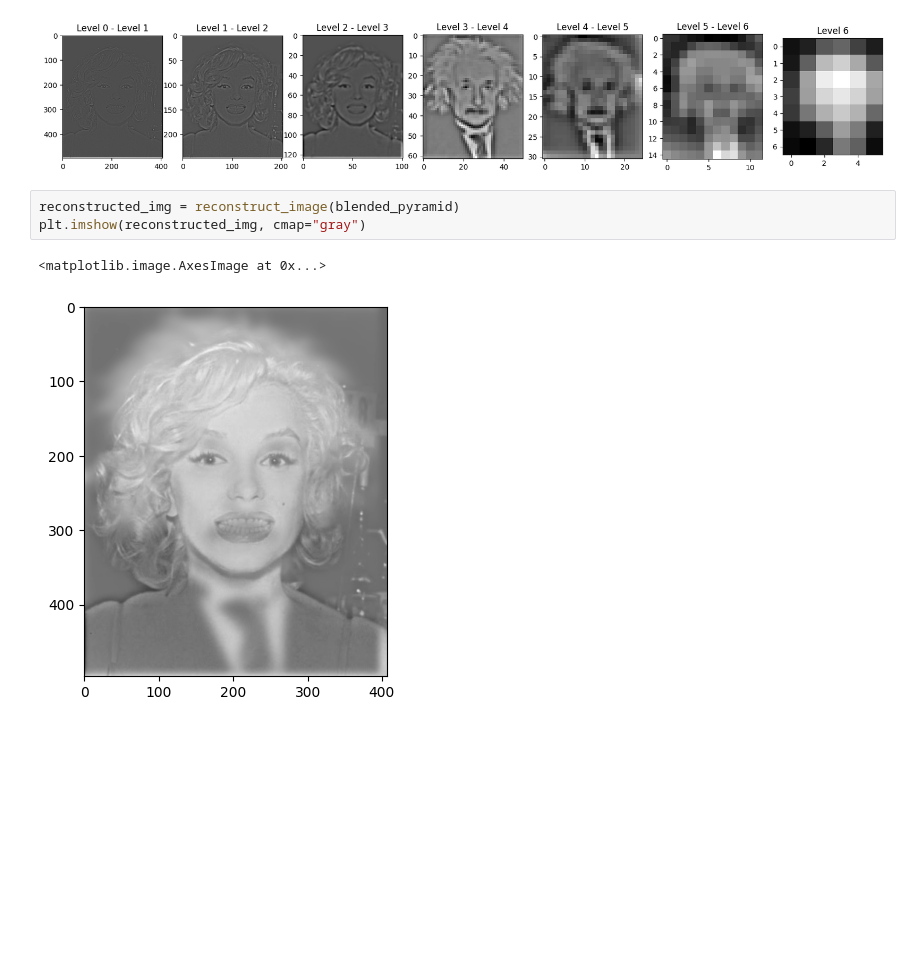
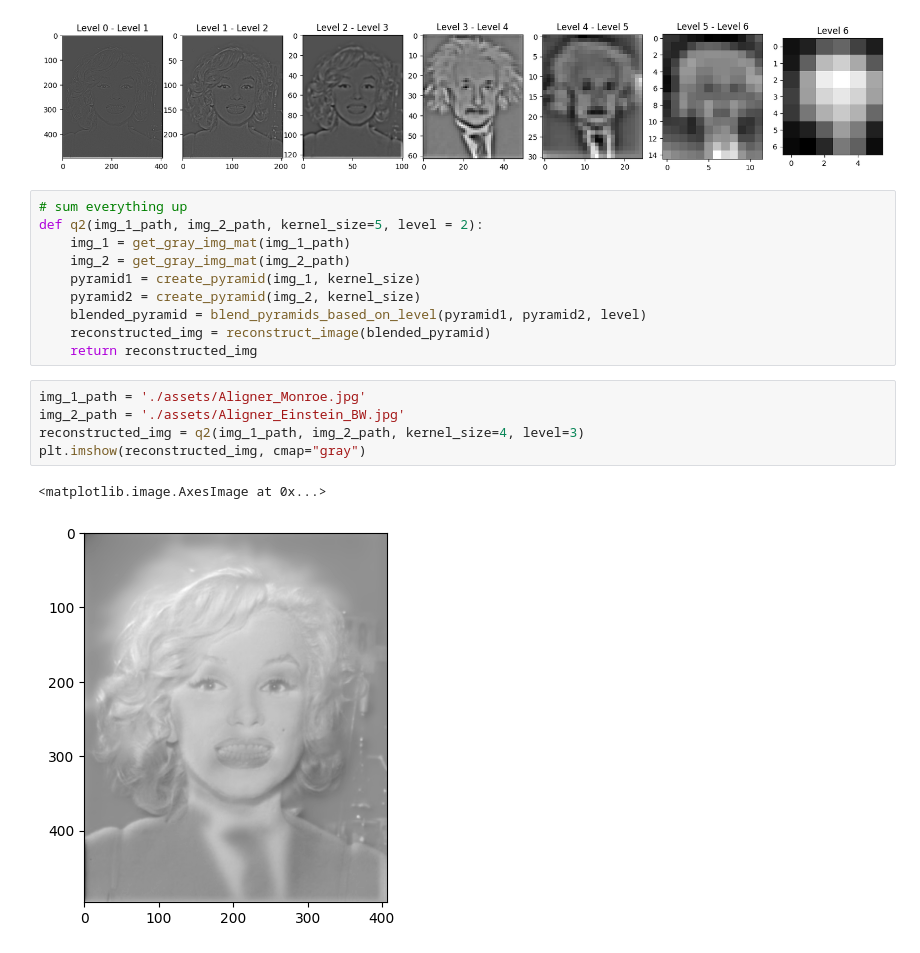
Before and after one commit to Hadartalisr/ImageProcessing, a Jupyter notebook: Ex3/ex3_2.ipynb, the cells around one changed output. Saved outputs shown, nothing was run; the diff lists cells and outputs as text; blank space fills up the shorter version.

```diff
--- a/Ex3/ex3_2.ipynb
+++ b/Ex3/ex3_2.ipynb
@@ -326,9 +285,21 @@ blended_pyramid = blend_pyramids_based_on_level(pyramid1, pyramid2, 3)
 plot_pyramid_diff(blended_pyramid)
 # %% [output]
 [figure]
-# %%
-reconstructed_img = reconstruct_image(blended_pyramid)
-plt.imshow(reconstructed_img, cmap="gray")
-# %% [output]
-<matplotlib.image.AxesImage at 0x...>
-[figure, removed]
+# %%
+# sum everything up
+def q2(img_1_path, img_2_path, kernel_size=5, level = 2):
+    img_1 = get_gray_img_mat(img_1_path)
+    img_2 = get_gray_img_mat(img_2_path)
+    pyramid1 = create_pyramid(img_1, kernel_size)
+    pyramid2 = create_pyramid(img_2, kernel_size)
+    blended_pyramid = blend_pyramids_based_on_level(pyramid1, pyramid2, level)
+    reconstructed_img = reconstruct_image(blended_pyramid)
+    return reconstructed_img
+# %%
+img_1_path = './assets/Aligner_Monroe.jpg'
+img_2_path = './assets/Aligner_Einstein_BW.jpg'
+reconstructed_img = q2(img_1_path, img_2_path, kernel_size=4, level=3)
+plt.imshow(reconstructed_img, cmap="gray")
+# %% [output]
+<matplotlib.image.AxesImage at 0x...>
+[figure, added]
```
Also changed, not shown: parts of 13 cells of this notebook, 2 other files.
